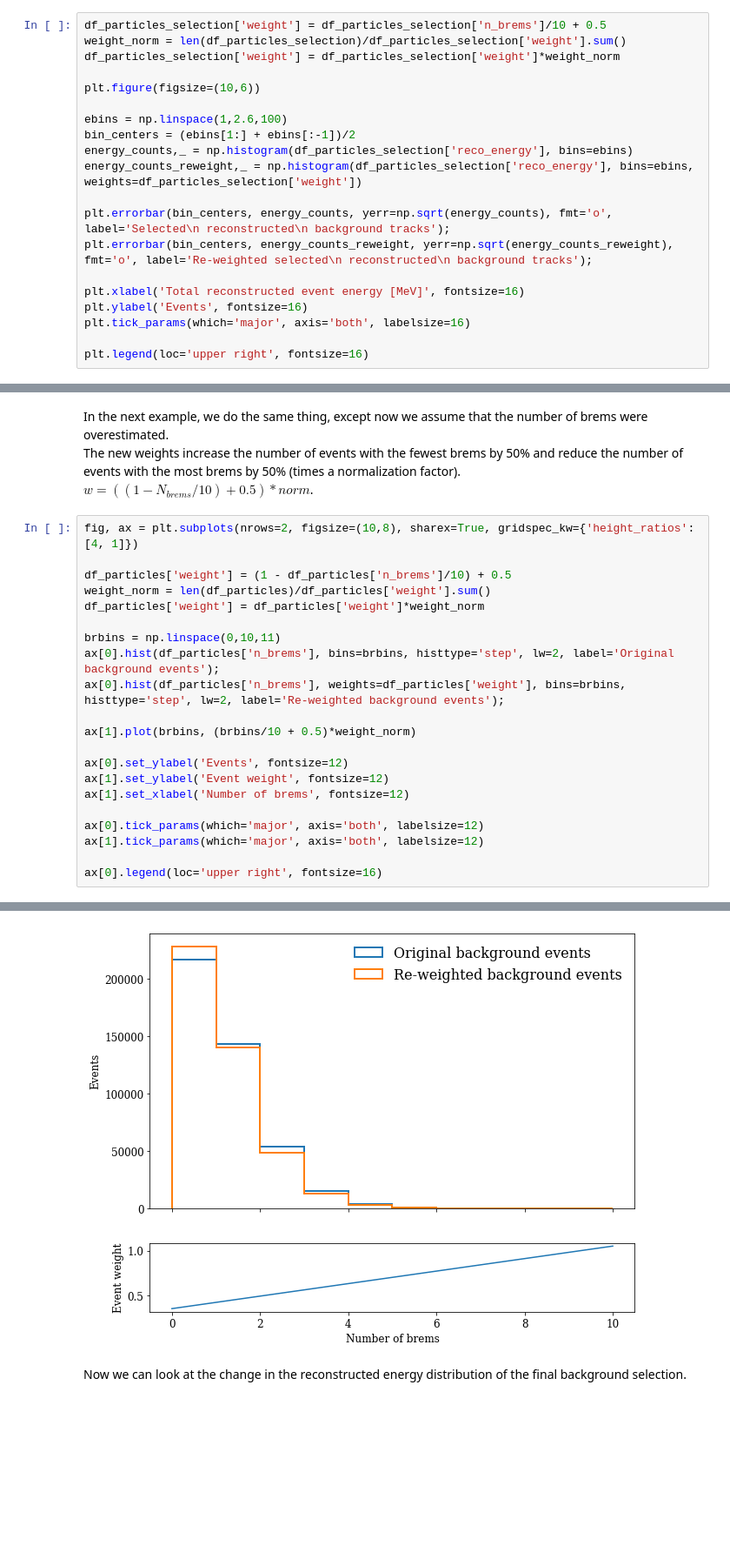
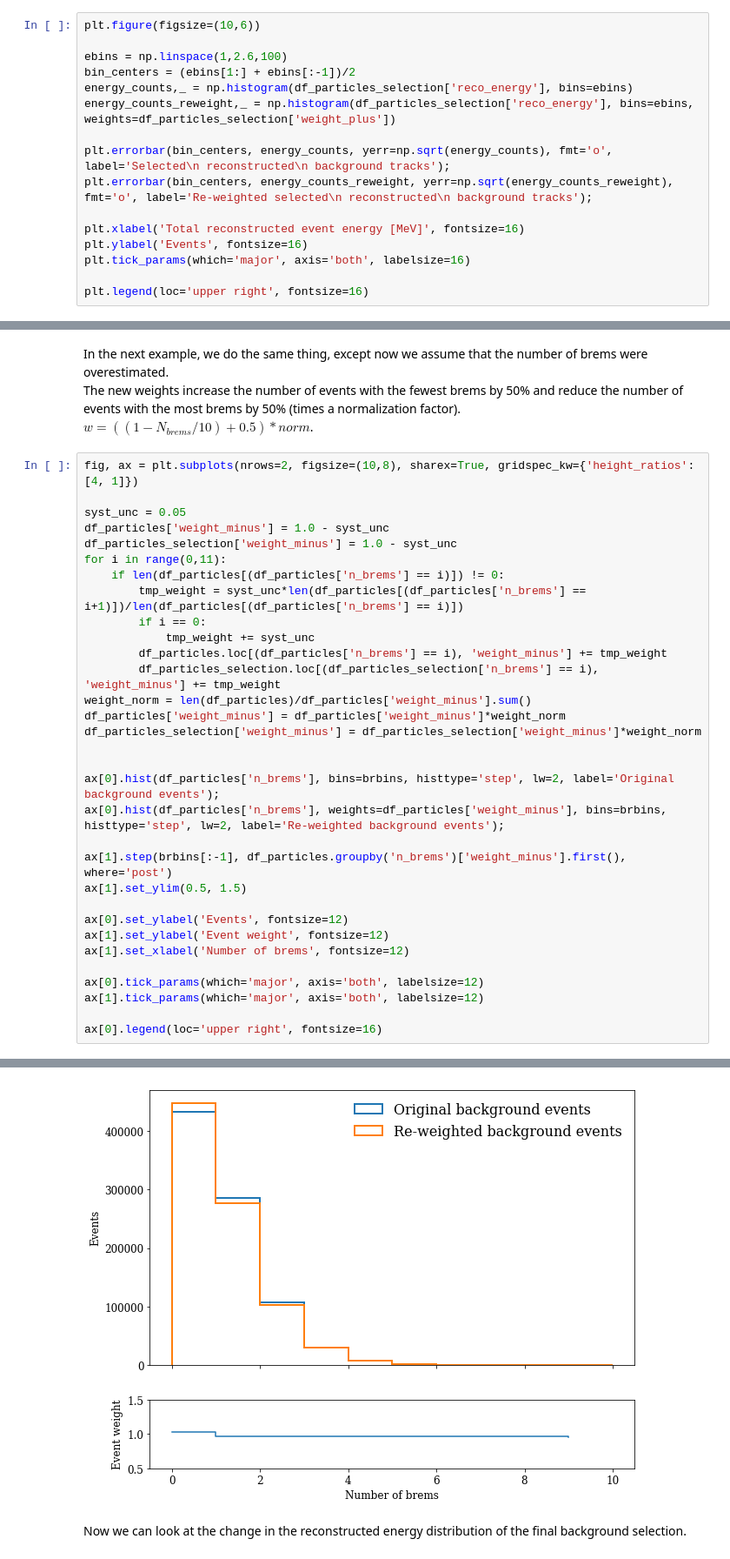
Before and after one commit to k-woodruff/bb2nu, a Jupyter notebook: bb2nu_BG_distribution.ipynb, the cells around one changed output, grey strips where cells are left out. Shown at 87% size. Drawn from its saved outputs; the diff is of its cells as text; blank space fills up the shorter version.

```diff
--- a/bb2nu_BG_distribution.ipynb
+++ b/bb2nu_BG_distribution.ipynb
@@ -180,16 +214,12 @@ ax[0].legend(loc='upper right', fontsize=16)
 # %% [markdown]
 Now we can look at the change in the reconstructed energy distribution of the final background selection.
 # %%
-df_particles_selection['weight'] = df_particles_selection['n_brems']/10 + 0.5
-weight_norm = len(df_particles_selection)/df_particles_selection['weight'].sum()
-df_particles_selection['weight'] = df_particles_selection['weight']*weight_norm
-
 plt.figure(figsize=(10,6))
 
 ebins = np.linspace(1,2.6,100)
 bin_centers = (ebins[1:] + ebins[:-1])/2
 energy_counts,_ = np.histogram(df_particles_selection['reco_energy'], bins=ebins)
-energy_counts_reweight,_ = np.histogram(df_particles_selection['reco_energy'], bins=ebins, weights=df_particles_selection['weight'])
+energy_counts_reweight,_ = np.histogram(df_particles_selection['reco_energy'], bins=ebins, weights=df_particles_selection['weight_plus'])
 
 plt.errorbar(bin_centers, energy_counts, yerr=np.sqrt(energy_counts), fmt='o', label='Selected\n reconstructed\n background tracks');
 plt.errorbar(bin_centers, energy_counts_reweight, yerr=np.sqrt(energy_counts_reweight), fmt='o', label='Re-weighted selected\n reconstructed\n background tracks');
@@ -221,15 +241,26 @@ $w = ((1 - N_{brems}/10) + 0.5) * norm$.
 # %%
 fig, ax = plt.subplots(nrows=2, figsize=(10,8), sharex=True, gridspec_kw={'height_ratios': [4, 1]})
 
-df_particles['weight'] = (1 - df_particles['n_brems']/10) + 0.5
-weight_norm = len(df_particles)/df_particles['weight'].sum()
-df_particles['weight'] = df_particles['weight']*weight_norm
+syst_unc = 0.05
+df_particles['weight_minus'] = 1.0 - syst_unc
+df_particles_selection['weight_minus'] = 1.0 - syst_unc
+for i in range(0,11):
+    if len(df_particles[(df_particles['n_brems'] == i)]) != 0:
+        tmp_weight = syst_unc*len(df_particles[(df_particles['n_brems'] == i+1)])/len(df_particles[(df_particles['n_brems'] == i)])
+        if i == 0:
+            tmp_weight += syst_unc
+        df_particles.loc[(df_particles['n_brems'] == i), 'weight_minus'] += tmp_weight
+        df_particles_selection.loc[(df_particles_selection['n_brems'] == i), 'weight_minus'] += tmp_weight
+weight_norm = len(df_particles)/df_particles['weight_minus'].sum()
+df_particles['weight_minus'] = df_particles['weight_minus']*weight_norm
+df_particles_selection['weight_minus'] = df_particles_selection['weight_minus']*weight_norm
 
-brbins = np.linspace(0,10,11)
+
 ax[0].hist(df_particles['n_brems'], bins=brbins, histtype='step', lw=2, label='Original background events');
-ax[0].hist(df_particles['n_brems'], weights=df_particles['weight'], bins=brbins, histtype='step', lw=2, label='Re-weighted background events');
+ax[0].hist(df_particles['n_brems'], weights=df_particles['weight_minus'], bins=brbins, histtype='step', lw=2, label='Re-weighted background events');
 
-ax[1].plot(brbins, (brbins/10 + 0.5)*weight_norm)
+ax[1].step(brbins[:-1], df_particles.groupby('n_brems')['weight_minus'].first(), where='post')
+ax[1].set_ylim(0.5, 1.5)
 
 ax[0].set_ylabel('Events', fontsize=12)
 ax[1].set_ylabel('Event weight', fontsize=12)
@@ -244,4 +285,4 @@ ax[0].legend(loc='upper right', fontsize=16)
-[figure, old version]
+[figure, new version]
 # %% [markdown]
 Now we can look at the change in the reconstructed energy distribution of the final background selection.
 # %%
```
Also changed, not shown: parts of 7 cells of this notebook.
